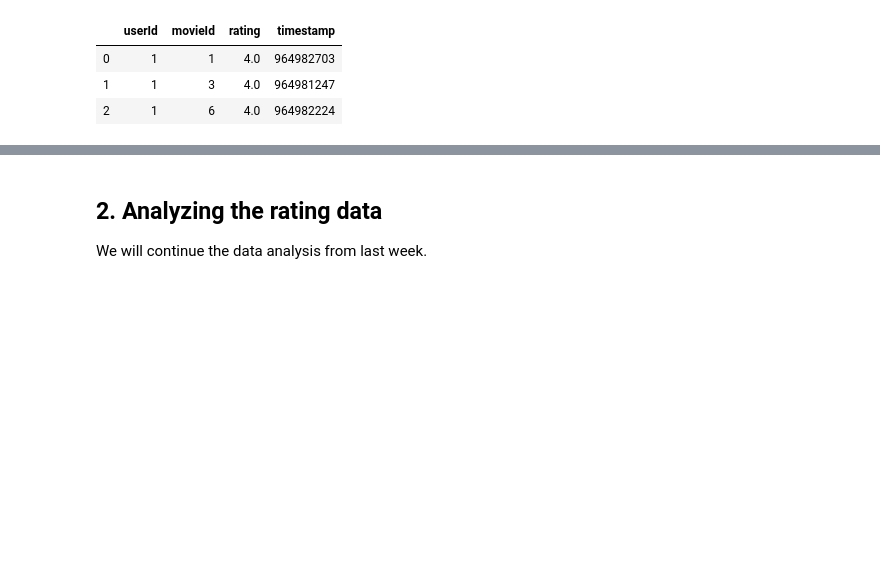
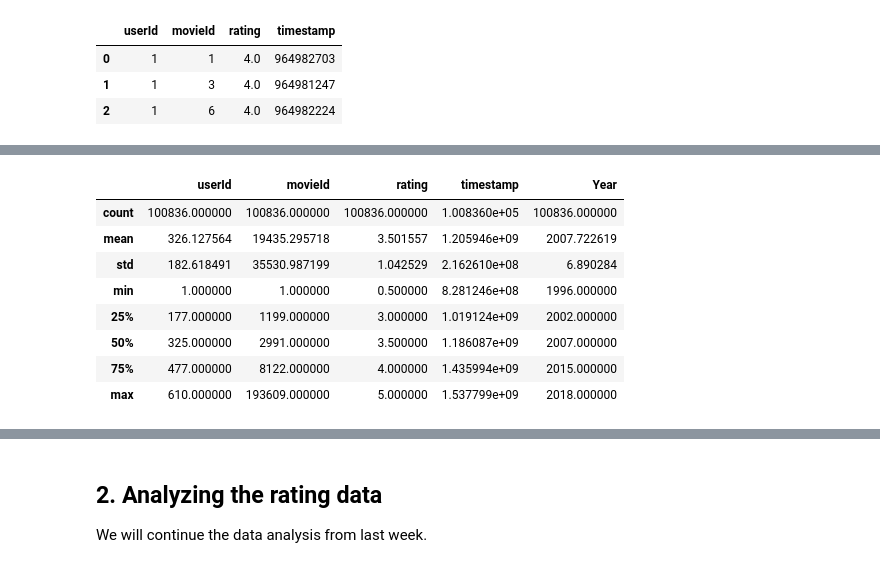
Before and after one commit to ch00226855/CMP464-Fall2019, a Jupyter notebook: Week5_DataFrame_Part2_Ex.ipynb, the cells around one changed output, grey strips where cells are left out. Saved outputs shown, nothing was run; the diff lists cells and outputs as text; code cells hidden in the pictures; blank space fills up the shorter version.

```diff
--- a/Week5_DataFrame_Part2_Ex.ipynb
+++ b/Week5_DataFrame_Part2_Ex.ipynb
@@ -69,2 +105,14 @@ ratings_df['Year'] = ratings_df['DT'].apply(datetime_to_year)
 # %%
 # Use .describe() to show the statistics of numerical features
+
+ratings_df.describe()
+# %% [output]
+|  | userId | movieId | rating | timestamp | Year |
+| count | 100836.000000 | 100836.000000 | 100836.000000 | 1.008360e+05 | 100836.000000 |
+| mean | 326.127564 | 19435.295718 | 3.501557 | 1.205946e+09 | 2007.722619 |
+| std | 182.618491 | 35530.987199 | 1.042529 | 2.162610e+08 | 6.890284 |
+| min | 1.000000 | 1.000000 | 0.500000 | 8.281246e+08 | 1996.000000 |
+| 25% | 177.000000 | 1199.000000 | 3.000000 | 1.019124e+09 | 2002.000000 |
+| 50% | 325.000000 | 2991.000000 | 3.500000 | 1.186087e+09 | 2007.000000 |
+| 75% | 477.000000 | 8122.000000 | 4.000000 | 1.435994e+09 | 2015.000000 |
+| max | 610.000000 | 193609.000000 | 5.000000 | 1.537799e+09 | 2018.000000 |
```
Also changed, not shown: parts of 24 cells of this notebook.
